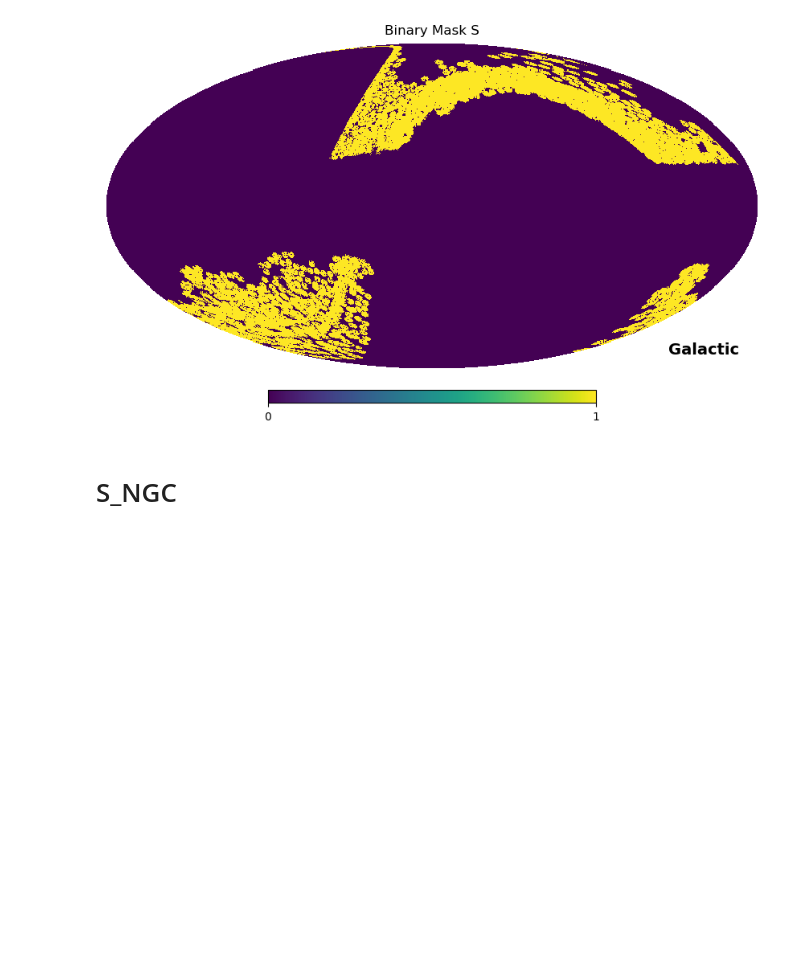
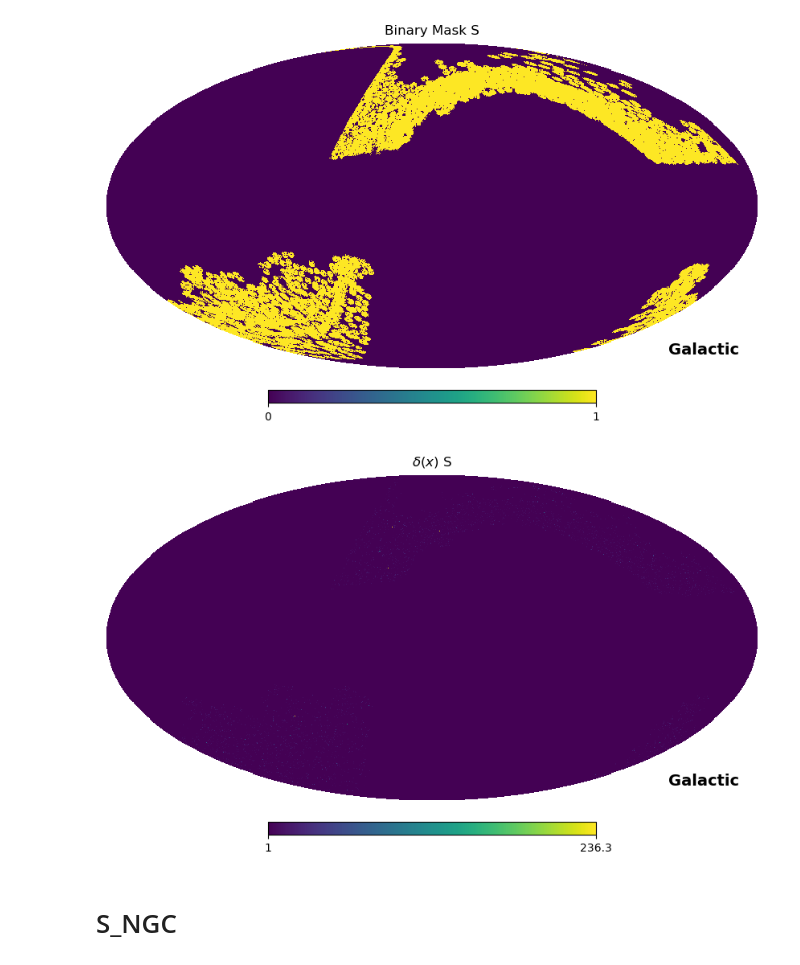
Before and after one commit to sofiachiarenza/DESI_X_BLAST, a Jupyter notebook: maps.ipynb, the cells around one changed output. Cells and saved outputs as stored; diff of their text form; code cells hidden in the pictures; blank space fills up the shorter version.

Commit message:
added all delta(x), plotting RF

```diff
--- a/maps.ipynb
+++ b/maps.ipynb
@@ -212,6 +212,12 @@ bin_S = hp.read_map(file)
 hp.mollview(bin_S, title='Binary Mask S', coord="G")
 # %% [output]
 [figure]
+# %%
+file = 'QSO_maps/QSO_z0.80_2.10_S__HPmapcut_default_addRF_nside2048_v1.5_comp0.00_galactic_DELTA_MAP.fits'
+delta_S = hp.read_map(file)
+hp.mollview(delta_S, title=r'$\delta(x)$ S', coord="G", min = 1)
+# %% [output]
+[figure, added]
 # %% [markdown]
 # S_NGC
 # %%
```
Also changed, not shown: parts of 9 cells of this notebook.
